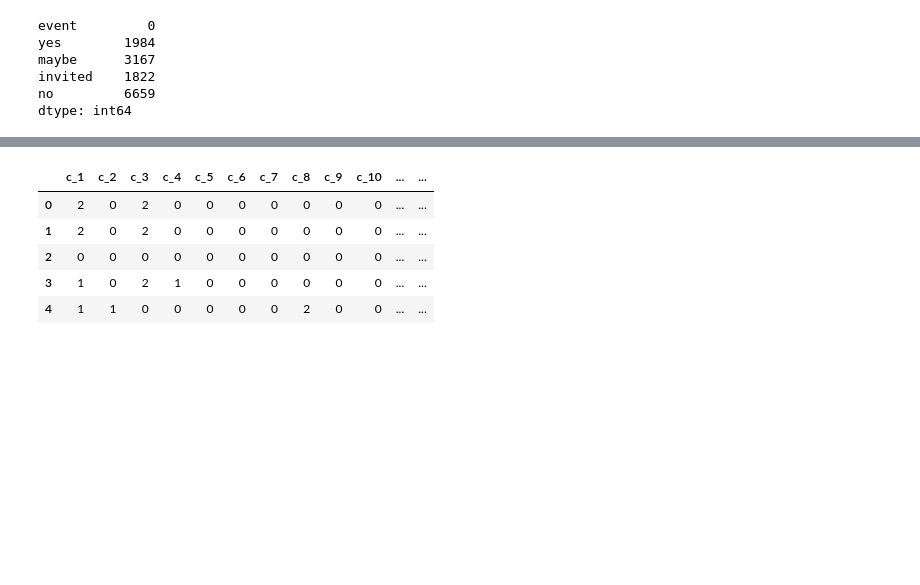
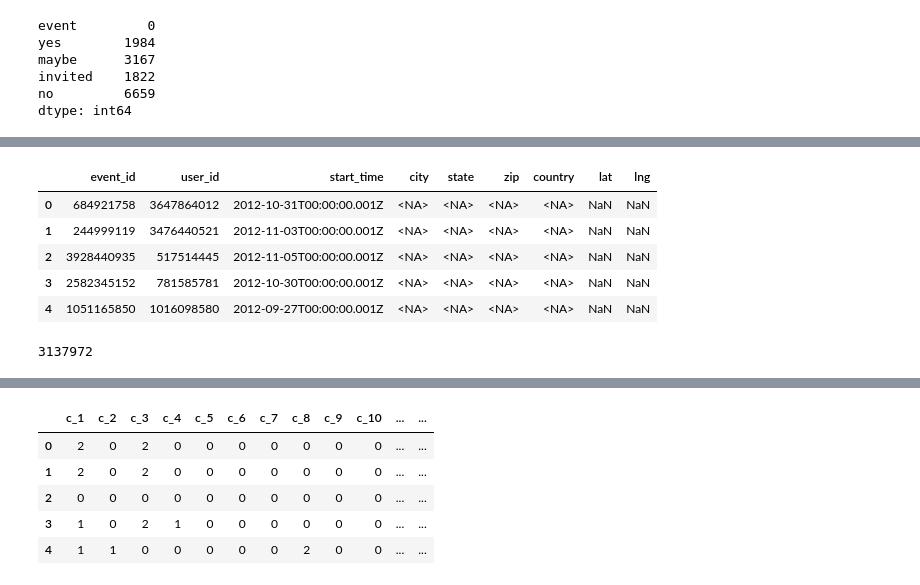
Before and after one commit to AbigailUchennaNkama/masters_thesis_project, a Jupyter notebook: thesis/data_preprocessing.ipynb, the cells around one changed output, grey strips where cells are left out. Cells and saved outputs as stored; diff of their text form; code cells hidden in the pictures; blank space fills up the shorter version.

```diff
--- a/thesis/note.ipynb
+++ b/thesis/data_preprocessing.ipynb
@@ -126,0 +213,14 @@ df.head()
+# %%
+new_event_df = df_event.iloc[:,:9]
+new_event_df.head()
+# %% [output]
+|  | event_id | user_id | start_time | city | state | zip | country | lat | lng |
+| 0 | 684921758 | 3647864012 | 2012-10-31T00:00:00.001Z | <NA> | <NA> | <NA> | <NA> | NaN | NaN |
+| 1 | 244999119 | 3476440521 | 2012-11-03T00:00:00.001Z | <NA> | <NA> | <NA> | <NA> | NaN | NaN |
+| 2 | 3928440935 | 517514445 | 2012-11-05T00:00:00.001Z | <NA> | <NA> | <NA> | <NA> | NaN | NaN |
+| 3 | 2582345152 | 781585781 | 2012-10-30T00:00:00.001Z | <NA> | <NA> | <NA> | <NA> | NaN | NaN |
+| 4 | 1051165850 | 1016098580 | 2012-09-27T00:00:00.001Z | <NA> | <NA> | <NA> | <NA> | NaN | NaN |
+# %%
+len(new_event_df)
+# %% [output]
+3137972
```
Also changed, not shown: parts of 27 cells of this notebook, 2 other files.
